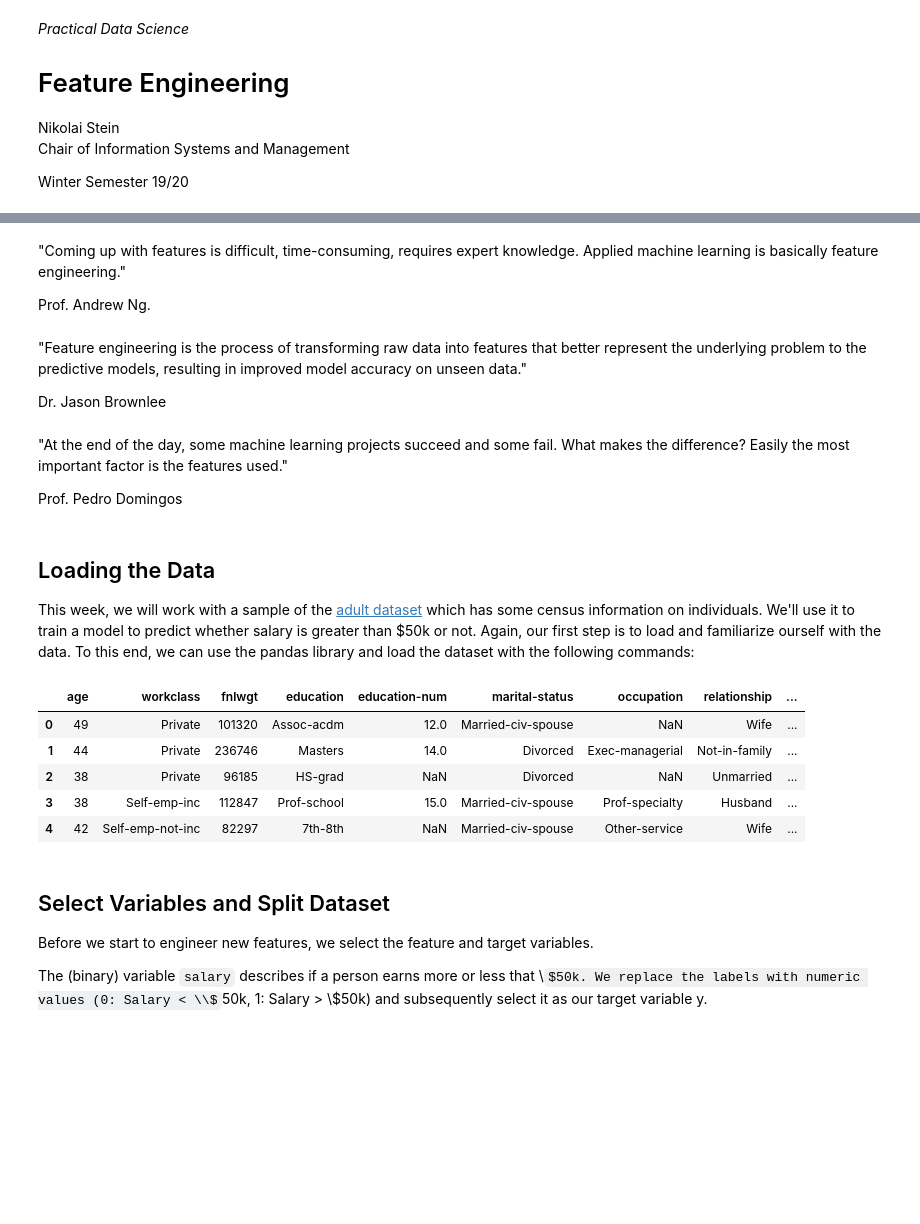
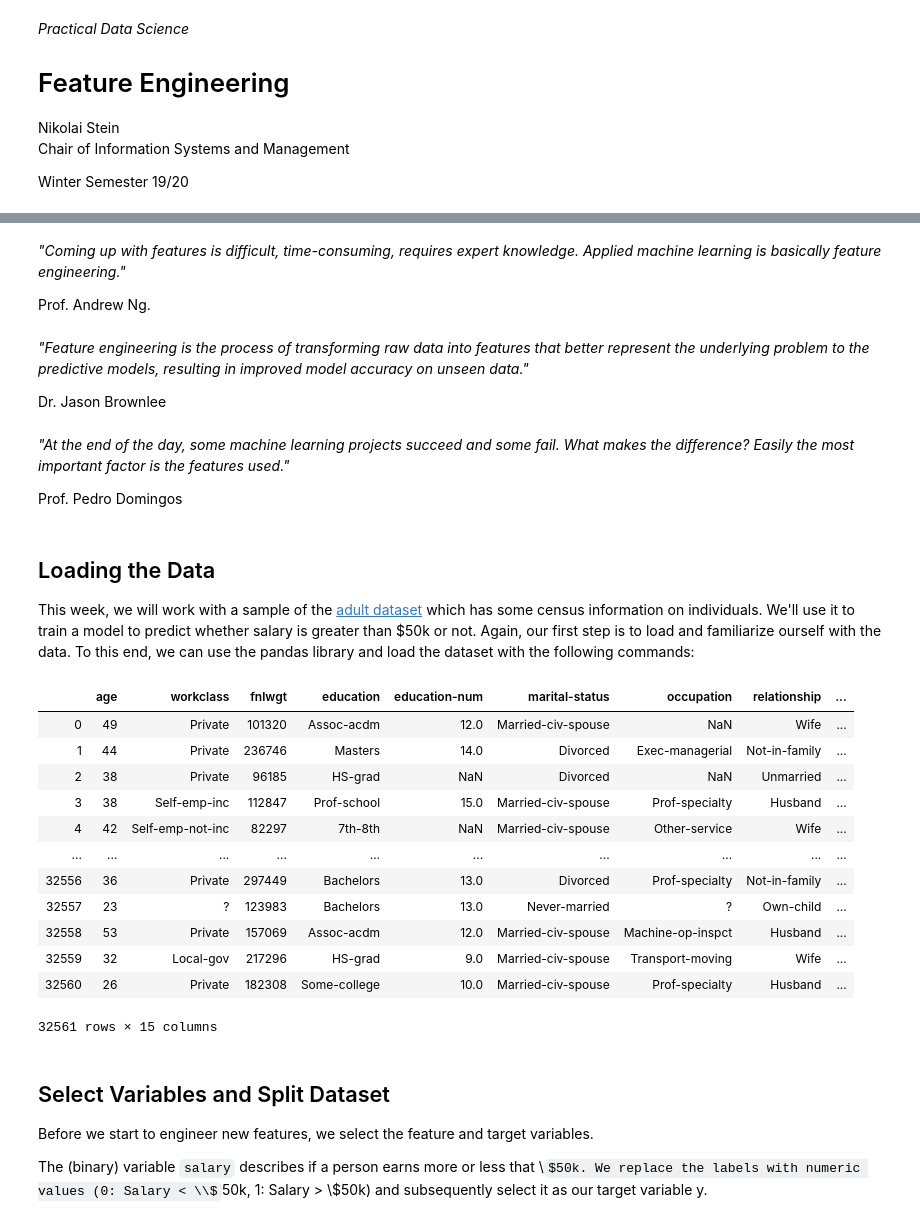
Before and after one commit to wi3jmu/PDS1920, a Jupyter notebook: Lecture/04_Feature_Engineering.ipynb, the cells around one changed output, grey strips where cells are left out. Cells and saved outputs as stored; diff of their text form; code cells hidden in the pictures; some formulas as TeX source; blank space fills up the shorter version.

```diff
--- a/Lecture/04_Feature_Engineering.ipynb
+++ b/Lecture/04_Feature_Engineering.ipynb
@@ -23,13 +35,13 @@ Feature engineering is an essential part of building a powerful predictive model
 # %% [markdown]
-"Coming up with features is difficult, time-consuming, requires expert knowledge. Applied machine learning is basically feature engineering."
+_"Coming up with features is difficult, time-consuming, requires expert knowledge. Applied machine learning is basically feature engineering."_
 
 Prof. Andrew Ng.
 # %% [markdown]
-"Feature engineering is the process of transforming raw data into features that better represent the underlying problem to the predictive models, resulting in improved model accuracy on unseen data."
+_"Feature engineering is the process of transforming raw data into features that better represent the underlying problem to the predictive models, resulting in improved model accuracy on unseen data."_
 
 Dr. Jason Brownlee
 # %% [markdown]
-"At the end of the day, some machine learning projects succeed and some fail. What makes the difference? Easily the most important factor is the features used."
+_"At the end of the day, some machine learning projects succeed and some fail. What makes the difference? Easily the most important factor is the features used."_
 
 Prof. Pedro Domingos
 # %% [markdown]
@@ -40,15 +52,21 @@ import pandas as pd
 # %%
 file_path = 'https://raw.githubusercontent.com/wi3jmu/PDS1920/master/Lecture/data/adult.csv'
 adult_data = pd.read_csv(file_path)
-
-adult_data.head()
+adult_data
 # %% [output]
 |  | age | workclass | fnlwgt | education | education-num | marital-status | occupation | relationship | ... |
 | 0 | 49 | Private | 101320 | Assoc-acdm | 12.0 | Married-civ-spouse | NaN | Wife | ... |
 | 1 | 44 | Private | 236746 | Masters | 14.0 | Divorced | Exec-managerial | Not-in-family | ... |
 | 2 | 38 | Private | 96185 | HS-grad | NaN | Divorced | NaN | Unmarried | ... |
 | 3 | 38 | Self-emp-inc | 112847 | Prof-school | 15.0 | Married-civ-spouse | Prof-specialty | Husband | ... |
 | 4 | 42 | Self-emp-not-inc | 82297 | 7th-8th | NaN | Married-civ-spouse | Other-service | Wife | ... |
+| ... | ... | ... | ... | ... | ... | ... | ... | ... | ... |
+| 32556 | 36 | Private | 297449 | Bachelors | 13.0 | Divorced | Prof-specialty | Not-in-family | ... |
+| 32557 | 23 | ? | 123983 | Bachelors | 13.0 | Never-married | ? | Own-child | ... |
+| 32558 | 53 | Private | 157069 | Assoc-acdm | 12.0 | Married-civ-spouse | Machine-op-inspct | Husband | ... |
+| 32559 | 32 | Local-gov | 217296 | HS-grad | 9.0 | Married-civ-spouse | Transport-moving | Wife | ... |
+| 32560 | 26 | Private | 182308 | Some-college | 10.0 | Married-civ-spouse | Prof-specialty | Husband | ... |
+32561 rows × 15 columns
 # %% [markdown]
 ## Select Variables and Split Dataset
 
```
Also changed, not shown: parts of 12 cells of this notebook.
